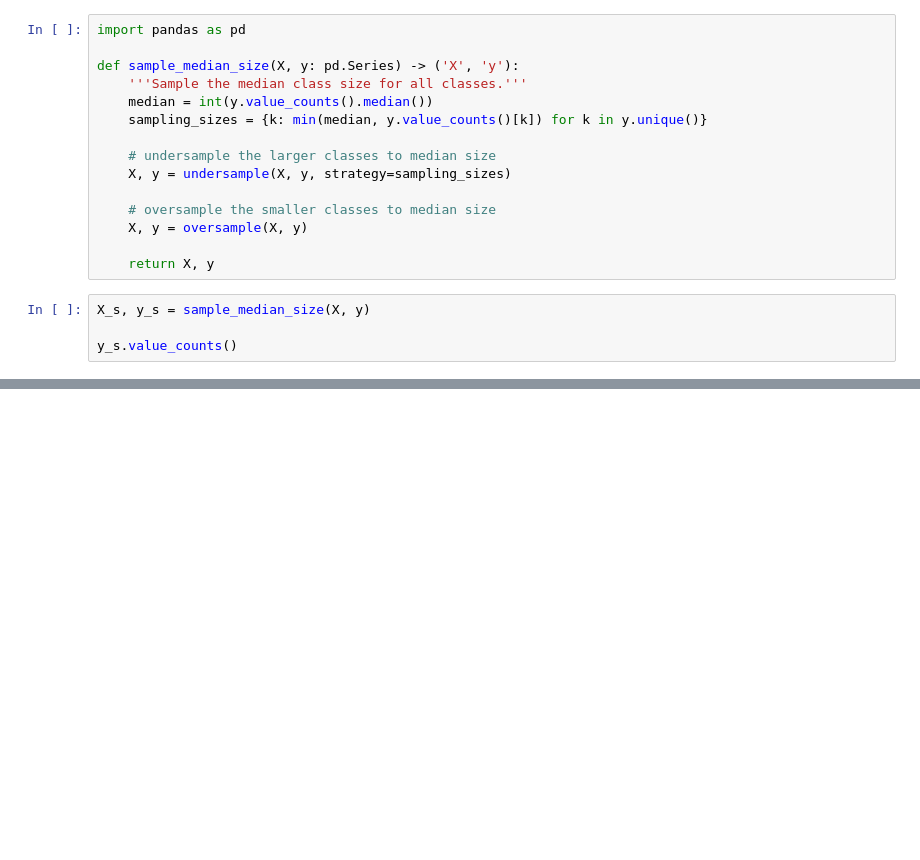
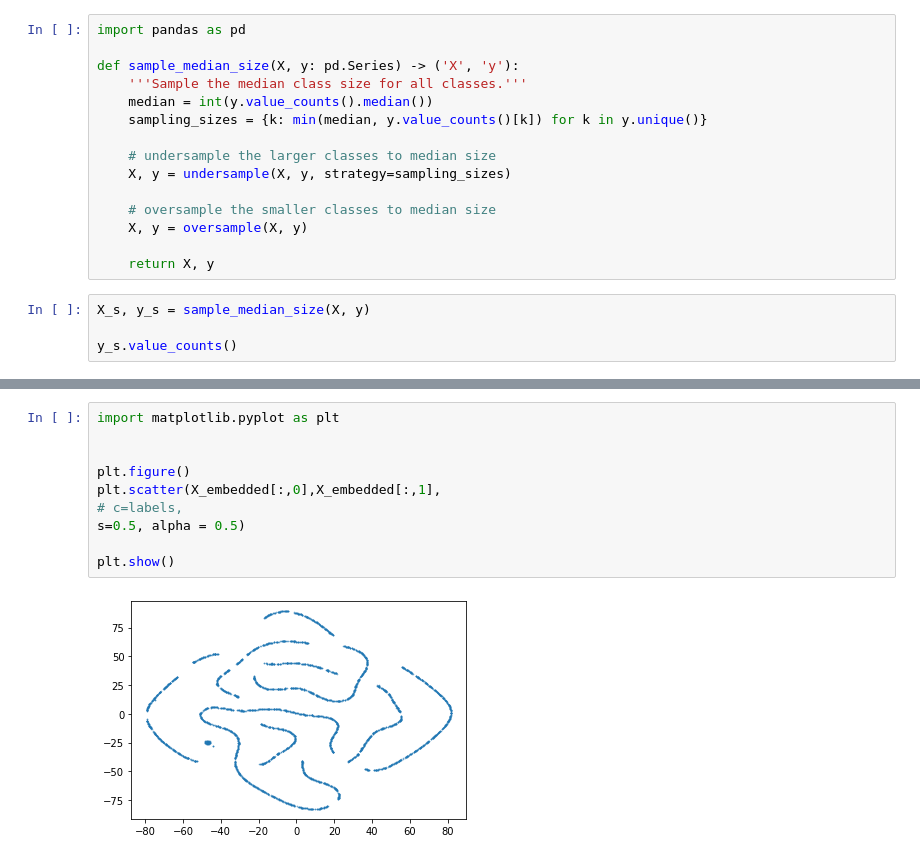
Before and after one commit to Alexx882/CA-CEP-model, a Jupyter notebook: data_analysis.ipynb, the cells around one changed output, grey strips where cells are left out. Saved outputs shown, nothing was run; the diff lists cells and outputs as text; blank space fills up the shorter version.

```diff
--- a/data_analysis.ipynb
+++ b/data_analysis.ipynb
@@ -71,0 +226,12 @@ y_s.value_counts()
+# %%
+import matplotlib.pyplot as plt
+
+
+plt.figure()
+plt.scatter(X_embedded[:,0],X_embedded[:,1],
+# c=labels,
+s=0.5, alpha = 0.5)
+
+plt.show()
+# %% [output]
+[figure, added]
```
Also changed, not shown: parts of 22 cells of this notebook, 5 other files.
